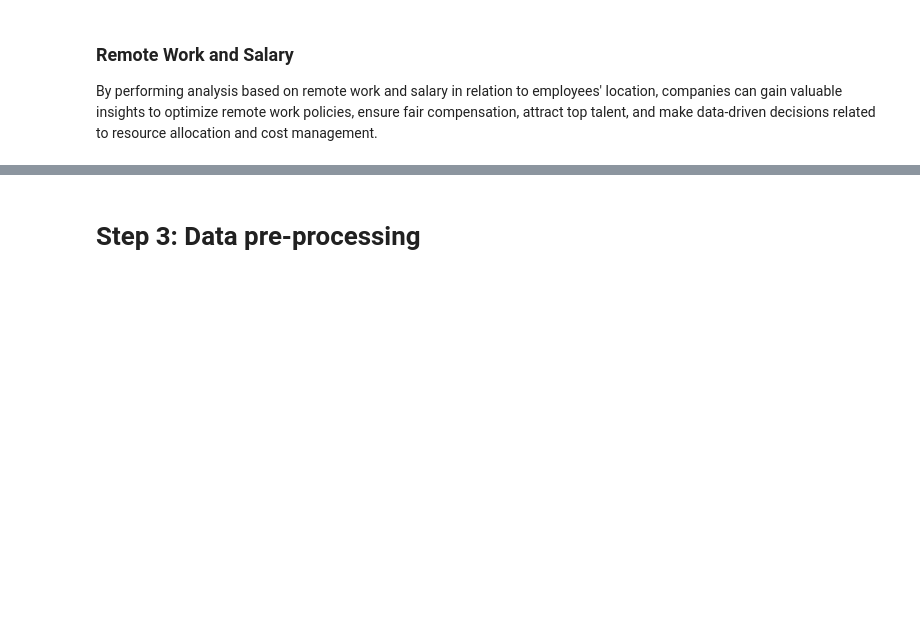
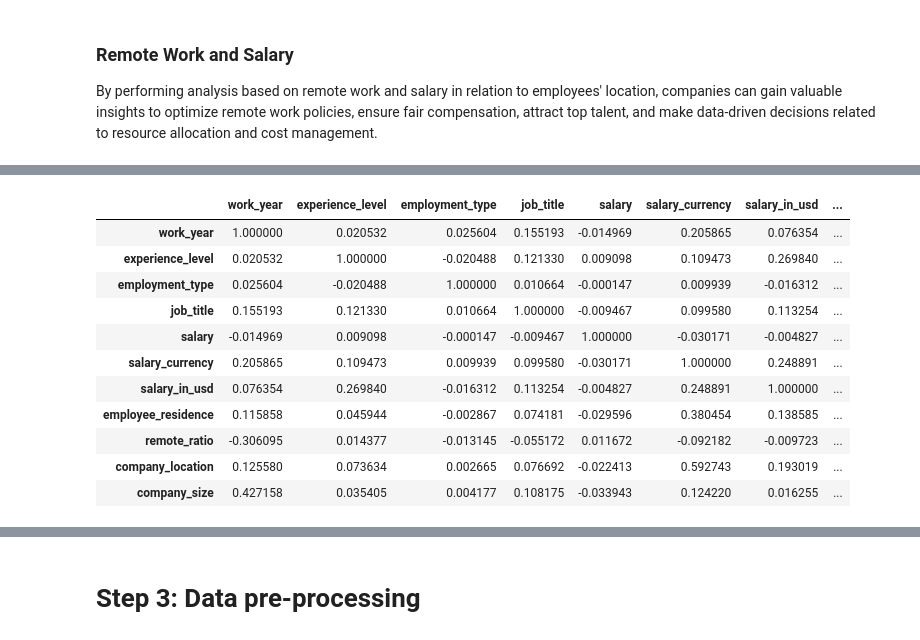
Before and after one commit to isnotJack/AI-project, a Jupyter notebook: 1_exploration.ipynb, the cells around one changed output, grey strips where cells are left out. Cells and saved outputs as stored; diff of their text form; code cells hidden in the pictures; blank space fills up the shorter version.

```diff
--- a/test.ipynb
+++ b/1_exploration.ipynb
@@ -446,0 +527,15 @@ remote_work_viz.show()
+# %%
+correlation
+# %% [output]
+|  | work_year | experience_level | employment_type | job_title | salary | salary_currency | salary_in_usd | ... |
+| work_year | 1.000000 | 0.020532 | 0.025604 | 0.155193 | -0.014969 | 0.205865 | 0.076354 | ... |
+| experience_level | 0.020532 | 1.000000 | -0.020488 | 0.121330 | 0.009098 | 0.109473 | 0.269840 | ... |
+| employment_type | 0.025604 | -0.020488 | 1.000000 | 0.010664 | -0.000147 | 0.009939 | -0.016312 | ... |
+| job_title | 0.155193 | 0.121330 | 0.010664 | 1.000000 | -0.009467 | 0.099580 | 0.113254 | ... |
+| salary | -0.014969 | 0.009098 | -0.000147 | -0.009467 | 1.000000 | -0.030171 | -0.004827 | ... |
+| salary_currency | 0.205865 | 0.109473 | 0.009939 | 0.099580 | -0.030171 | 1.000000 | 0.248891 | ... |
+| salary_in_usd | 0.076354 | 0.269840 | -0.016312 | 0.113254 | -0.004827 | 0.248891 | 1.000000 | ... |
+| employee_residence | 0.115858 | 0.045944 | -0.002867 | 0.074181 | -0.029596 | 0.380454 | 0.138585 | ... |
+| remote_ratio | -0.306095 | 0.014377 | -0.013145 | -0.055172 | 0.011672 | -0.092182 | -0.009723 | ... |
+| company_location | 0.125580 | 0.073634 | 0.002665 | 0.076692 | -0.022413 | 0.592743 | 0.193019 | ... |
+| company_size | 0.427158 | 0.035405 | 0.004177 | 0.108175 | -0.033943 | 0.124220 | 0.016255 | ... |
```
Also changed, not shown: parts of 16 cells of this notebook, 3 other files.
